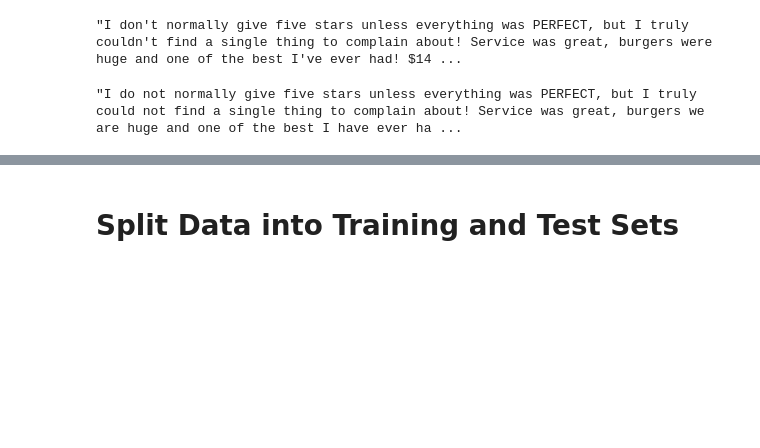
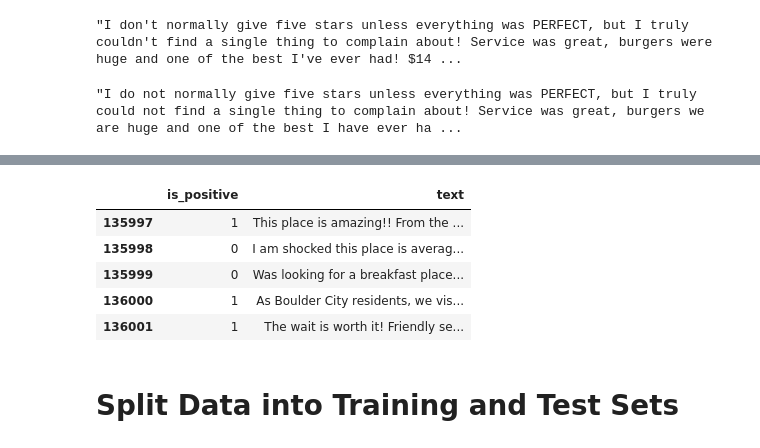
Before and after one commit to kunal-kotian/deep_learning_sentiment_classification, a Jupyter notebook: model/sentiment_classifier.ipynb, the cells around one changed output, grey strips where cells are left out. Drawn from its saved outputs; the diff is of its cells as text; code cells hidden in the pictures; blank space fills up the shorter version.

```diff
--- a/model/sentiment_classifier.ipynb
+++ b/model/sentiment_classifier.ipynb
@@ -75,0 +87,12 @@ reviews_labeled = pd.read_feather('../data/reviews_labeled_no_contractions.feath
+# %%
+# randomly shuffle the dataframe
+reviews_labeled = reviews_labeled.sample(frac=1).reset_index(drop=True)
+# %%
+reviews_labeled.tail()
+# %% [output]
+|  | is_positive | text |
+| 135997 | 1 | This place is amazing!! From the ... |
+| 135998 | 0 | I am shocked this place is averag... |
+| 135999 | 0 | Was looking for a breakfast place... |
+| 136000 | 1 | As Boulder City residents, we vis... |
+| 136001 | 1 | The wait is worth it! Friendly se... |
```
Also changed, not shown: parts of 11 cells of this notebook.
